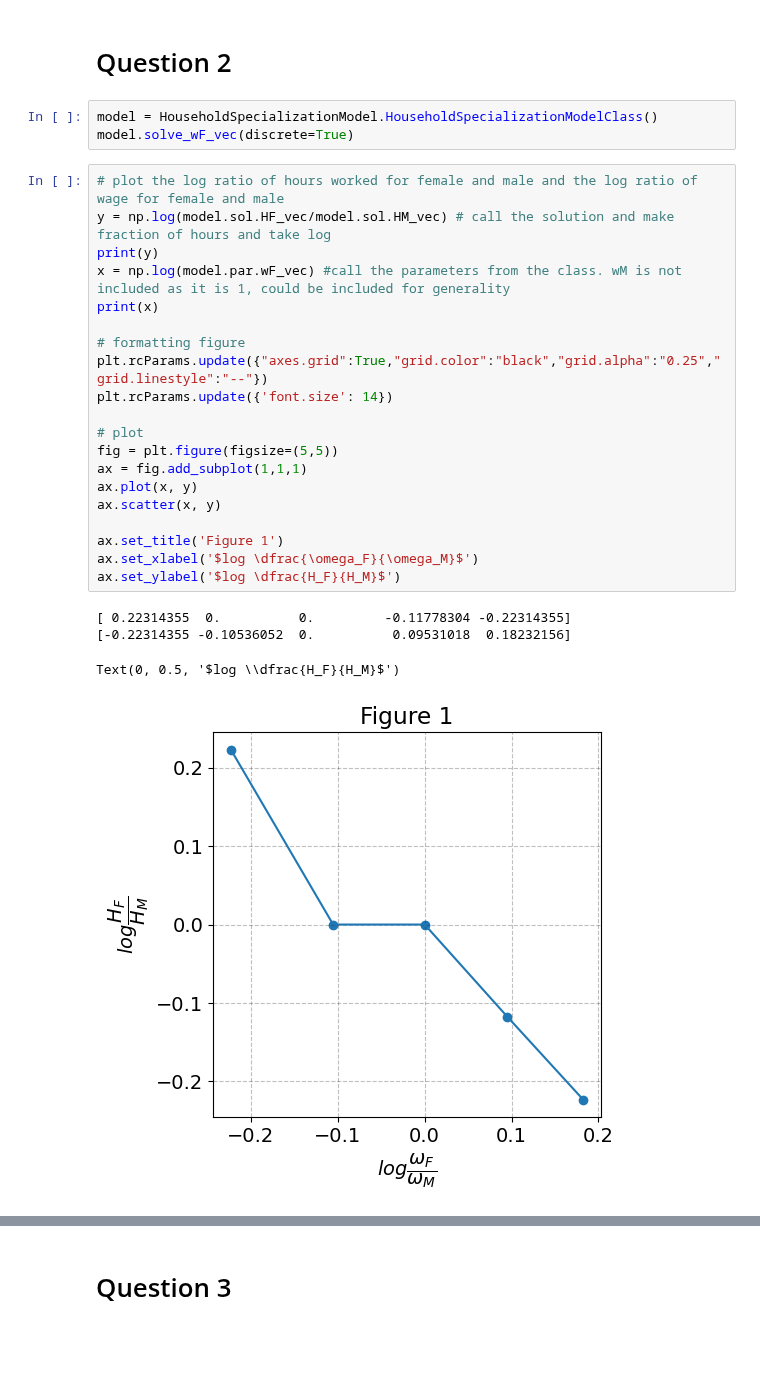
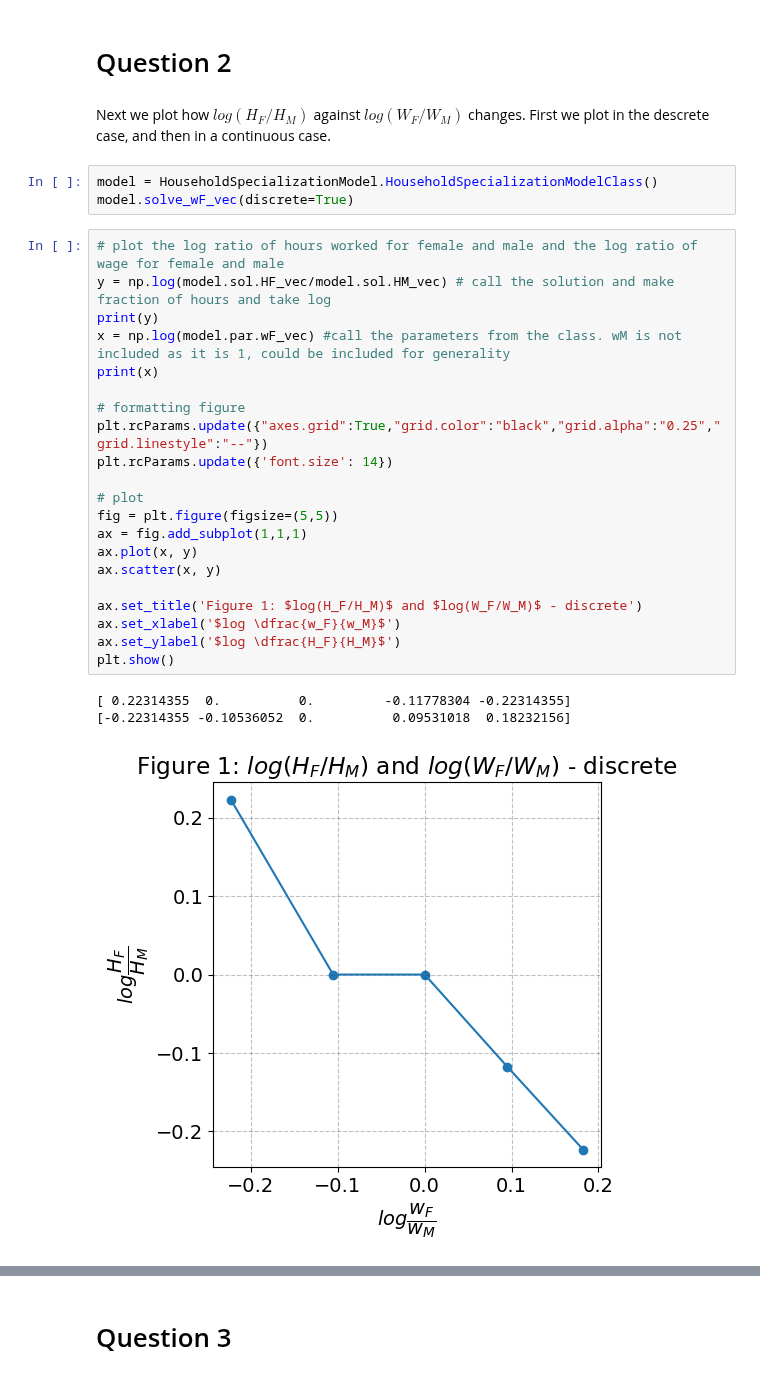
Before and after one commit to NumEconCopenhagen/projects-2023-hold-11, a Jupyter notebook: inauguralproject/inauguralproject.ipynb, the cells around one changed output, grey strips where cells are left out. Drawn from its saved outputs; the diff is of its cells as text; blank space fills up the shorter version.

Commit message:
plots + production function + readme

```diff
--- a/inauguralproject/inauguralproject.ipynb
+++ b/inauguralproject/inauguralproject.ipynb
@@ -66,30 +54,32 @@ model.sigma=1
 # %% [markdown]
 # Question 2
+# %% [markdown]
+Next we plot how $log(H_F/H_M)$ against $log(W_F/W_M)$ changes. First we plot in the descrete case, and then in a continuous case.
 # %%
 model = HouseholdSpecializationModel.HouseholdSpecializationModelClass()
 model.solve_wF_vec(discrete=True)
 # %%
 # plot the log ratio of hours worked for female and male and the log ratio of wage for female and male
 y = np.log(model.sol.HF_vec/model.sol.HM_vec) # call the solution and make fraction of hours and take log
 print(y)
 x = np.log(model.par.wF_vec) #call the parameters from the class. wM is not included as it is 1, could be included for generality
 print(x)
 
 # formatting figure
 plt.rcParams.update({"axes.grid":True,"grid.color":"black","grid.alpha":"0.25","grid.linestyle":"--"})
 plt.rcParams.update({'font.size': 14})
 
 # plot
 fig = plt.figure(figsize=(5,5))
 ax = fig.add_subplot(1,1,1)
 ax.plot(x, y)
 ax.scatter(x, y)
 
-ax.set_title('Figure 1')
-ax.set_xlabel('$log \dfrac{\omega_F}{\omega_M}$')
+ax.set_title('Figure 1: $log(H_F/H_M)$ and $log(W_F/W_M)$ - discrete')
+ax.set_xlabel('$log \dfrac{w_F}{w_M}$')
 ax.set_ylabel('$log \dfrac{H_F}{H_M}$')
+plt.show()
 # %% [output]
 [ 0.22314355  0.          0.         -0.11778304 -0.22314355]
 [-0.22314355 -0.10536052  0.          0.09531018  0.18232156]
-Text(0, 0.5, '$log \\dfrac{H_F}{H_M}$')
-[figure, old version]
+[figure, new version]
```
Also changed, not shown: parts of 24 cells of this notebook, 4 other files.
